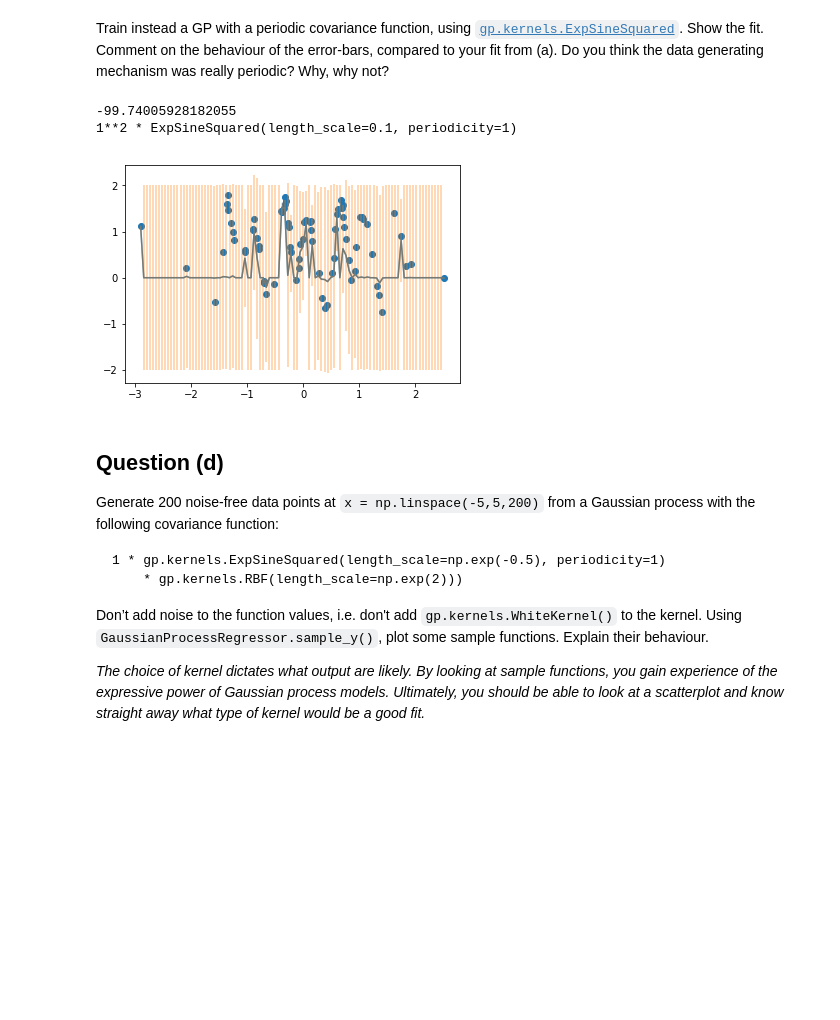
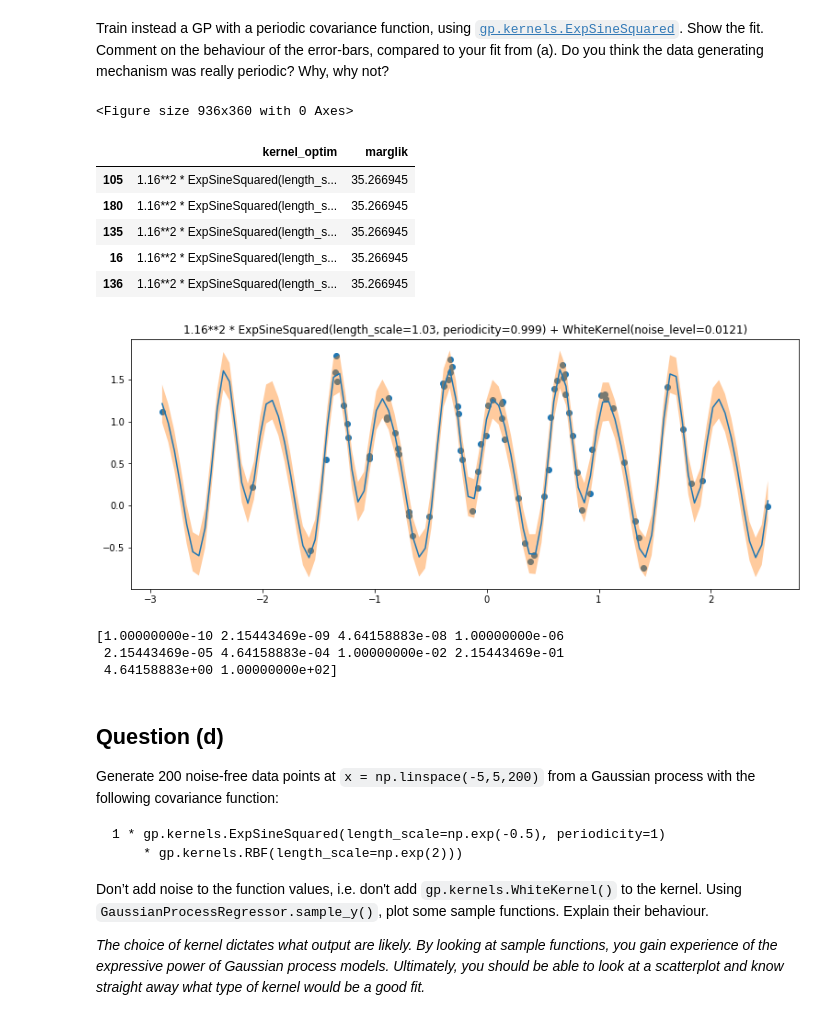
Before and after one commit to JCobbles/pml-courseworks, a Jupyter notebook: coursework1.ipynb, the cells around one changed output. Drawn from its saved outputs; the diff is of its cells as text; code cells hidden in the pictures; blank space fills up the shorter version.

```diff
--- a/coursework1.ipynb
+++ b/coursework1.ipynb
@@ -128,27 +148,49 @@ Train instead a GP with a periodic covariance function, using [`gp.kernels.ExpSi
 behaviour of the error-bars, compared to your fit from (a). Do you think the data generating mechanism
 was really periodic? Why, why not?
 # %%
-esskernel = 1**4 * gp.kernels.ExpSineSquared(length_scale=0.1, periodicity=1)
+model = None
 
 r = requests.get('http://mlg.eng.cam.ac.uk/teaching/4f13/1920/cw/cw1a.mat')
 with io.BytesIO(r.content) as f:
     data = scipy.io.loadmat(f)
     x,y = data['x'], data['y']
-    gpr = gp.GaussianProcessRegressor(kernel=esskernel).fit(x, y)
-    print(gpr.log_marginal_likelihood())
-    print(gpr.kernel)
-    plt.scatter(x, y)
-
-    x_pred = np.linspace(min(x), max(x), 100)
-    y_pred, y_cov = gpr.predict(x_pred.reshape(100,1), return_cov=True)
-    y_pred = y_pred.reshape(100,)
-    y_var = np.sqrt(np.diag(y_cov))
-    plt.plot(x_pred, y_pred)
-    plt.errorbar(x_pred, y_pred, 1.96*y_var, alpha=0.4)
+    model = hyp_search(x, y,
+                       kernel=gp.kernels.ExpSineSquared,
+                       noise=True,
+                       params=[{'length_scale': l, 'periodicity': p} for l in np.logspace(-2, 2, 15) for p in np.logspace(0, 2, 15)])
 # %% [output]
--99.74005928182055
-1**2 * ExpSineSquared(length_scale=0.1, periodicity=1)
+<Figure size 936x360 with 0 Axes>
-[figure, removed]
+# %%
+plt.figure(figsize=(13, 5))
+
+modelsorted = pd.DataFrame(model).sort_values('marglik', ascending=False)
+display(modelsorted[['kernel_optim','marglik']].head(5))
+gpr = modelsorted.iloc[0].model
+
+x_pred = np.linspace(min(x), max(x), 100)
+
+y_pred, y_cov = gpr.predict(x_pred.reshape(100,1), return_cov=True)
+y_pred = y_pred.reshape(100,)
+y_var = np.sqrt(np.diag(y_cov))
+plt.scatter(x, y)
+plt.plot(x_pred, y_pred)
+plt.fill_between(x_pred[:,0], y_pred+ 1.96*y_var, y_pred- 1.96*y_var, alpha=0.4)
+plt.title(gpr.kernel_)
+print()
+# %% [output]
+|  | kernel_optim | marglik |
+| 105 | 1.16**2 * ExpSineSquared(length_s... | 35.266945 |
+| 180 | 1.16**2 * ExpSineSquared(length_s... | 35.266945 |
+| 135 | 1.16**2 * ExpSineSquared(length_s... | 35.266945 |
+| 16 | 1.16**2 * ExpSineSquared(length_s... | 35.266945 |
+| 136 | 1.16**2 * ExpSineSquared(length_s... | 35.266945 |
+[figure, added]
+# %%
+print(np.logspace(-10, 2, 10))
+# %% [output]
+[1.00000000e-10 2.15443469e-09 4.64158883e-08 1.00000000e-06
+ 2.15443469e-05 4.64158883e-04 1.00000000e-02 2.15443469e-01
+ 4.64158883e+00 1.00000000e+02]
 # %% [markdown]
 ## Question (d)
 
```
Also changed, not shown: parts of 13 cells of this notebook.
